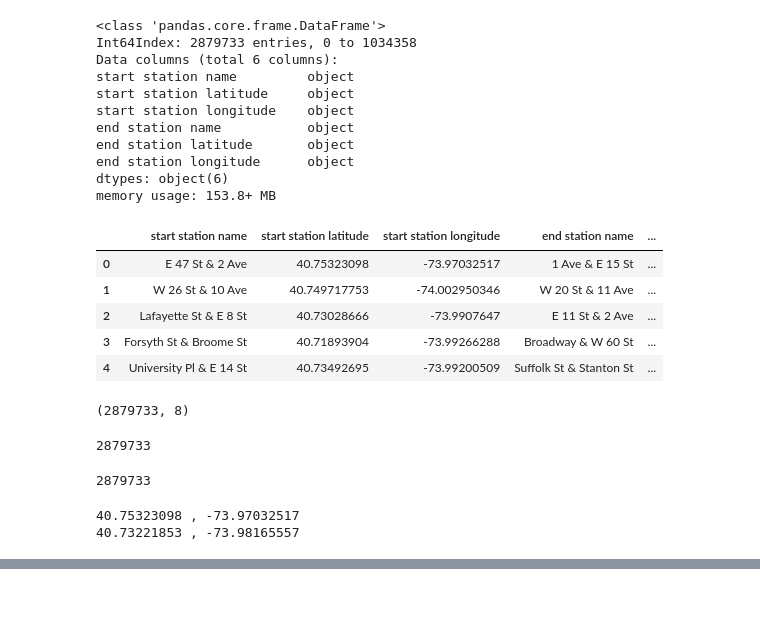
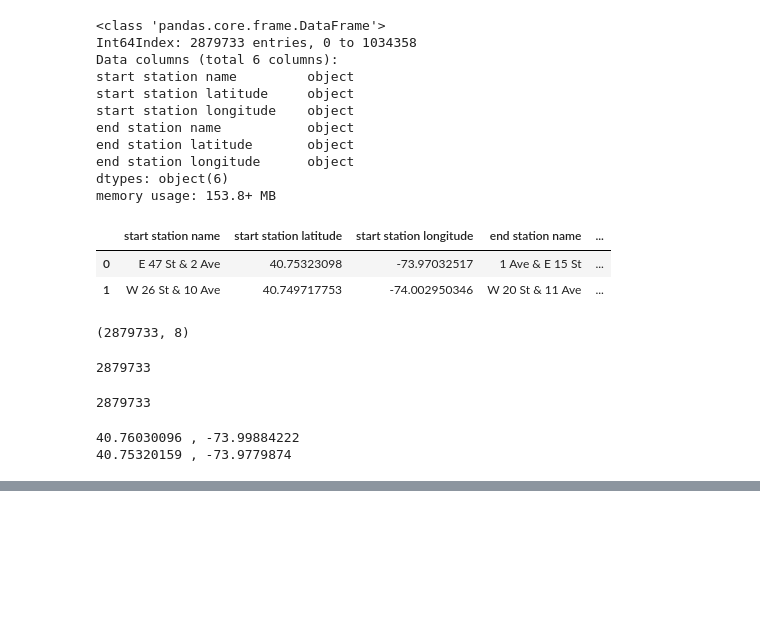
Before and after one commit to ABFdata/Homework, a Jupyter notebook: Tableau/CitiBike/citiBikeMerge-2013-Summer.ipynb, the cells around one changed output, grey strips where cells are left out. Drawn from its saved outputs; the diff is of its cells as text; code cells hidden in the pictures; blank space fills up the shorter version.

Commit message:
pandas eda distance col generated

```diff
--- a/Tableau/CitiBike/citiBikeMerge-2013-Summer.ipynb
+++ b/Tableau/CitiBike/citiBikeMerge-2013-Summer.ipynb
@@ -201,3 +187,10 @@ df_new.shape
 | 1034357 | 1237 | 2013-09-30 23:59:40 | 2013-10-01 00:20:17 | 478 | 11 Ave & W 41 St | 40.760301 | ... |
 | 1034358 | 1292 | 2013-09-30 23:59:53 | 2013-10-01 00:21:25 | 363 | West Thames St | 40.708347 | ... |
 (2879733, 15)
+# %%
+test_age2 = []
+
+for i in df_new['birth year']:
+    test_age2.append(get_age(int(i)))
+
+print(len(test_age2))
@@ -215,7 +212,7 @@ print(len(age_list2))
 # %%
-# make age_list2 into a series
+# make test_age2 into a series
 # set it to a variable "age2" which will be the new column "age" that we add to the dataframe
-age2 = pd.Series(age_list2)
+age2 = pd.Series(test_age2)
 # %%
 # now insert age into the df as a column
 # loc=14 will set the location at index14
@@ -263,7 +221,6 @@ gender_type2 = pd.Series(gender_list2)
-# %%
-# now insert gender_type into the df as a column
-# loc=15 will set the location at index16
-df_new.insert(loc=15, column='gender type', value=gender_type2)
+# %%
+# use map method to create a new column for sex
+df_new['sex'] = df_new.gender.map({0:'unknown', 1:'male', 2:'female'})
 # %%
 # print top 2 rows
 df_new.head()
@@ -378,14 +349,11 @@ station_distance['start station longitude']
 station_distance['end coordinates'] = station_distance['end station latitude'].astype(str) + " , " + \
 station_distance['end station longitude']
 # %%
-station_distance.head()
+station_distance.head(2)
 station_distance.shape
 # %% [output]
 |  | start station name | start station latitude | start station longitude | end station name | ... |
 | 0 | E 47 St & 2 Ave | 40.75323098 | -73.97032517 | 1 Ave & E 15 St | ... |
 | 1 | W 26 St & 10 Ave | 40.749717753 | -74.002950346 | W 20 St & 11 Ave | ... |
-| 2 | Lafayette St & E 8 St | 40.73028666 | -73.9907647 | E 11 St & 2 Ave | ... |
-| 3 | Forsyth St & Broome St | 40.71893904 | -73.99266288 | Broadway & W 60 St | ... |
-| 4 | University Pl & E 14 St | 40.73492695 | -73.99200509 | Suffolk St & Stanton St | ... |
 (2879733, 8)
 # %%
@@ -409,11 +371,3 @@ len_end_coord_list
 # %% [output]
 2879733
 2879733
-# %%
-test0 = start_coord_list[0]
-test1 = end_coord_list[0]
-print(test0)
-print(test1)
-# %% [output]
-40.75323098 , -73.97032517
-40.73221853 , -73.98165557
@@ -428,0 +374,10 @@ for i in range (0, len_end_coord_list):
+# %%
+# lets test to see that the coords were added to the empty lists
+# test by position in list
+test0 = start_coord_list[2879731]
+test1 = end_coord_list[2879731]
+print(test0)
+print(test1)
+# %% [output]
+40.76030096 , -73.99884222
+40.75320159 , -73.9779874
```
Also changed, not shown: parts of 72 cells of this notebook, 1 other file.
